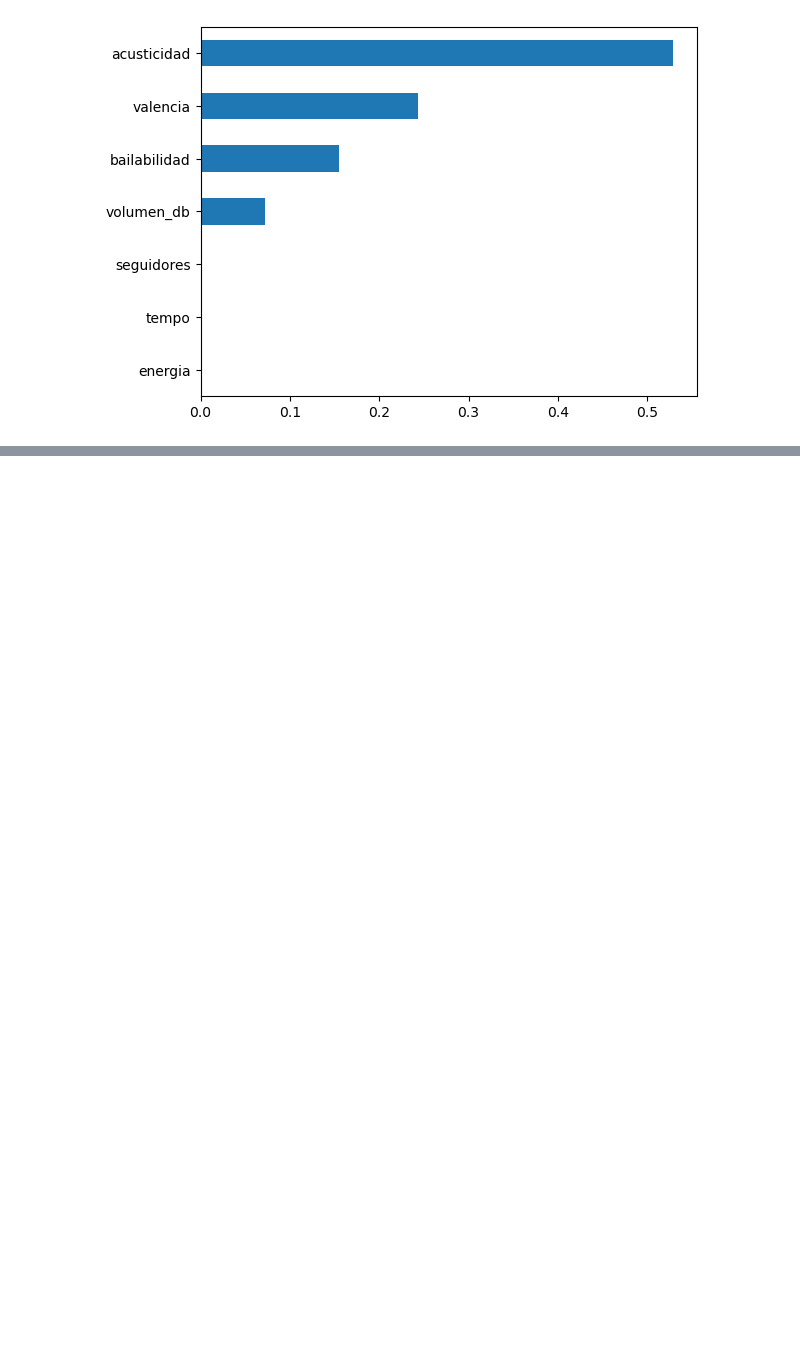
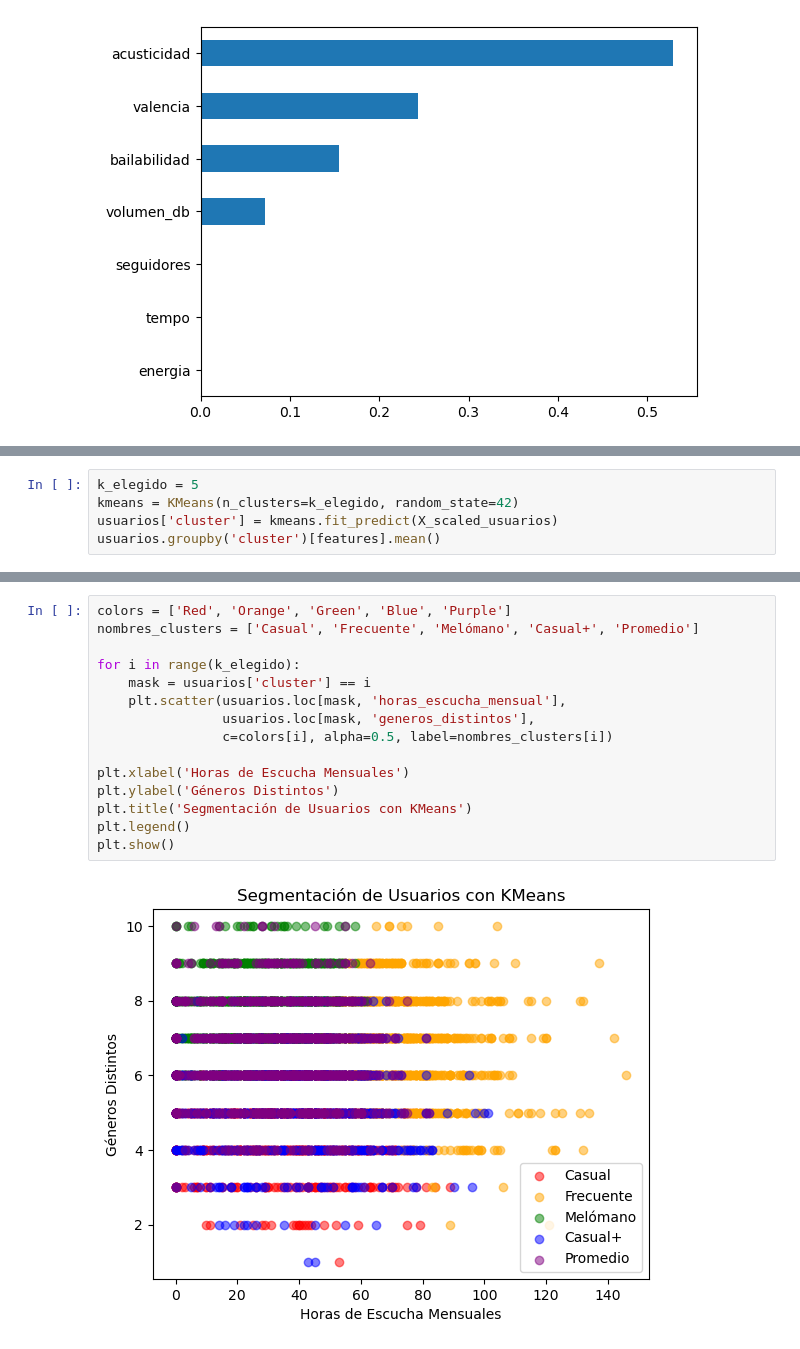
Before and after one commit to MetalMaxALIZ/Proyecto_Data_Wizards, a Jupyter notebook: 02_ML.ipynb, the cells around one changed output, grey strips where cells are left out. Drawn from its saved outputs; the diff is of its cells as text; blank space fills up the shorter version.

```diff
--- a/02_ML.ipynb
+++ b/02_ML.ipynb
@@ -179,0 +256,5 @@ features_acusticas = ['energia', 'bailabilidad', 'valencia', 'acusticidad', 'tem
+# %%
+k_elegido = 5
+kmeans = KMeans(n_clusters=k_elegido, random_state=42)
+usuarios['cluster'] = kmeans.fit_predict(X_scaled_usuarios)
+usuarios.groupby('cluster')[features].mean()
@@ -179,0 +269,17 @@ features_acusticas = ['energia', 'bailabilidad', 'valencia', 'acusticidad', 'tem
+# %%
+colors = ['Red', 'Orange', 'Green', 'Blue', 'Purple']
+nombres_clusters = ['Casual', 'Frecuente', 'Melómano', 'Casual+', 'Promedio']
+
+for i in range(k_elegido):
+    mask = usuarios['cluster'] == i
+    plt.scatter(usuarios.loc[mask, 'horas_escucha_mensual'],
+                usuarios.loc[mask, 'generos_distintos'],
+                c=colors[i], alpha=0.5, label=nombres_clusters[i])
+
+plt.xlabel('Horas de Escucha Mensuales')
+plt.ylabel('Géneros Distintos')
+plt.title('Segmentación de Usuarios con KMeans')
+plt.legend()
+plt.show()
+# %% [output]
+[figure, added]
```
Also changed, not shown: parts of 17 cells of this notebook.
